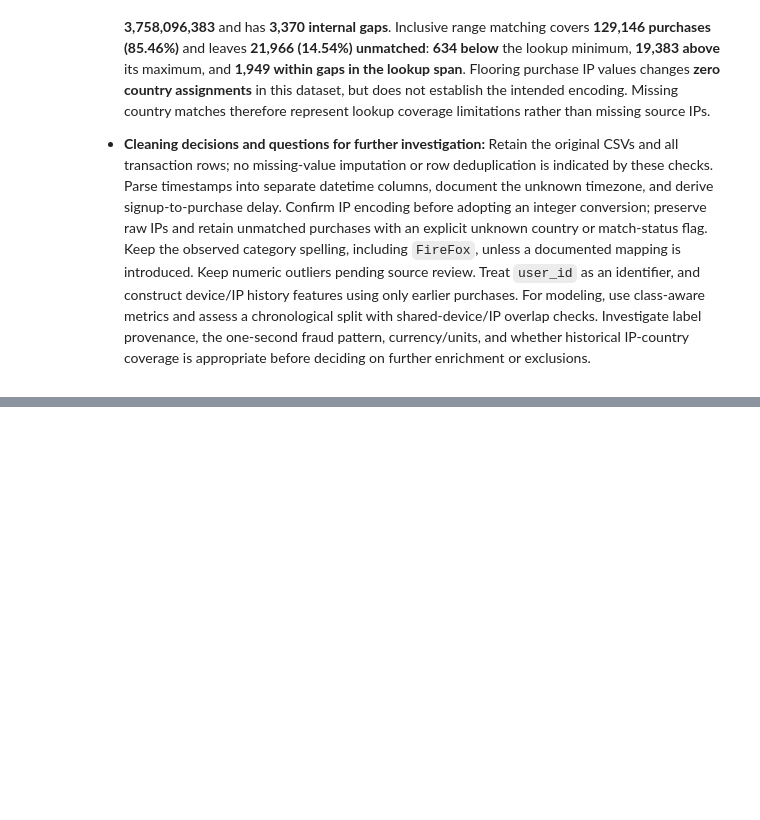
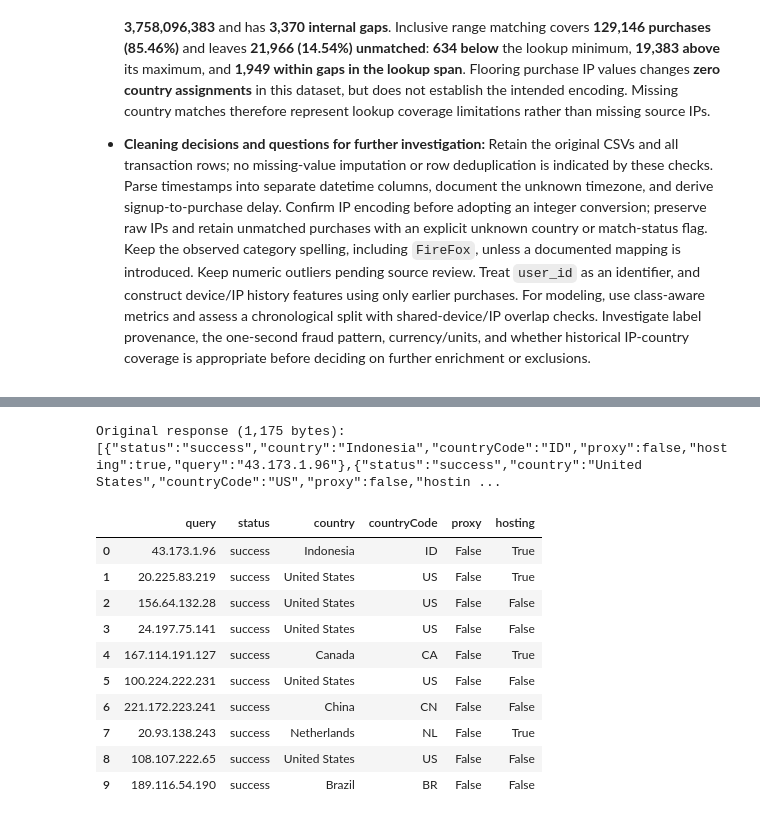
Before and after one commit to Mahmoud7111/Fraud-Detection-DEPI, a Jupyter notebook: notebooks/01_data_understanding.ipynb, the cells around one changed output, grey strips where cells are left out. Drawn from its saved outputs; the diff is of its cells as text; code cells hidden in the pictures; blank space fills up the shorter version.

Commit message:
Update data understanding notebook

```diff
--- a/notebooks/01_data_understanding.ipynb
+++ b/notebooks/01_data_understanding.ipynb
@@ -377,0 +727,21 @@ Findings from the two local CSV files. Supporting checks and outputs appear abov
+# %%
+saved_request = json.loads((RUN_DIR / "request.json").read_text(encoding="utf-8"))
+lookup_metadata = json.loads((RUN_DIR / "lookup.json").read_text(encoding="utf-8"))
+provenance = json.loads((RUN_DIR / "provenance.json").read_text(encoding="utf-8"))
+assert saved_request == sample["ip_address"].tolist()
+
+print("Saved method:", lookup_metadata["method"])
+print("Saved URL:", lookup_metadata["url"])
+print("Saved request body:")
+print(json.dumps(saved_request, indent=2))
+print("Python used for collection:", provenance["python_version"])
+
+headers = {name.lower(): value for name, value in lookup_metadata["response_headers"].items()}
+display(pd.DataFrame([{
+    "started_at_utc": lookup_metadata["started_at_utc"],
+    "finished_at_utc": lookup_metadata["finished_at_utc"],
+    "batch_elapsed_seconds": lookup_metadata["elapsed_seconds"],
+    "http_status": lookup_metadata["http_status"],
+    "requests_remaining_X_Rl": headers.get("x-rl"),
+    "reset_seconds_X_Ttl": headers.get("x-ttl"),
+}]).T.rename(columns={0: "saved_value"}))
@@ -377,0 +781,23 @@ Findings from the two local CSV files. Supporting checks and outputs appear abov
+# %%
+response_body = (RUN_DIR / "response.body").read_bytes()
+assert len(response_body) == int(headers["content-length"])
+print(f"Original response ({len(response_body):,} bytes):")
+print(response_body.decode("utf-8"))
+api_response = json.loads(response_body)
+display(pd.DataFrame(api_response)[
+    ["query", "status", "country", "countryCode", "proxy", "hosting"]
+])
+# %% [output]
+Original response (1,175 bytes):
+[{"status":"success","country":"Indonesia","countryCode":"ID","proxy":false,"hosting":true,"query":"43.173.1.96"},{"status":"success","country":"United States","countryCode":"US","proxy":false,"hostin ...
+|  | query | status | country | countryCode | proxy | hosting |
+| 0 | 43.173.1.96 | success | Indonesia | ID | False | True |
+| 1 | 20.225.83.219 | success | United States | US | False | True |
+| 2 | 156.64.132.28 | success | United States | US | False | False |
+| 3 | 24.197.75.141 | success | United States | US | False | False |
+| 4 | 167.114.191.127 | success | Canada | CA | False | True |
+| 5 | 100.224.222.231 | success | United States | US | False | False |
+| 6 | 221.172.223.241 | success | China | CN | False | False |
+| 7 | 20.93.138.243 | success | Netherlands | NL | False | True |
+| 8 | 108.107.222.65 | success | United States | US | False | False |
+| 9 | 189.116.54.190 | success | Brazil | BR | False | False |
```
Also changed, not shown: parts of 37 cells of this notebook.
